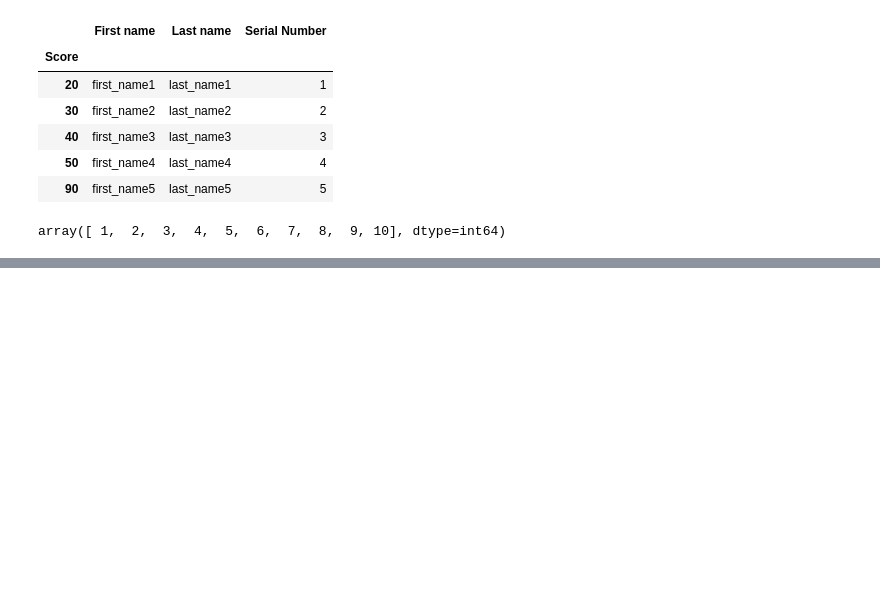
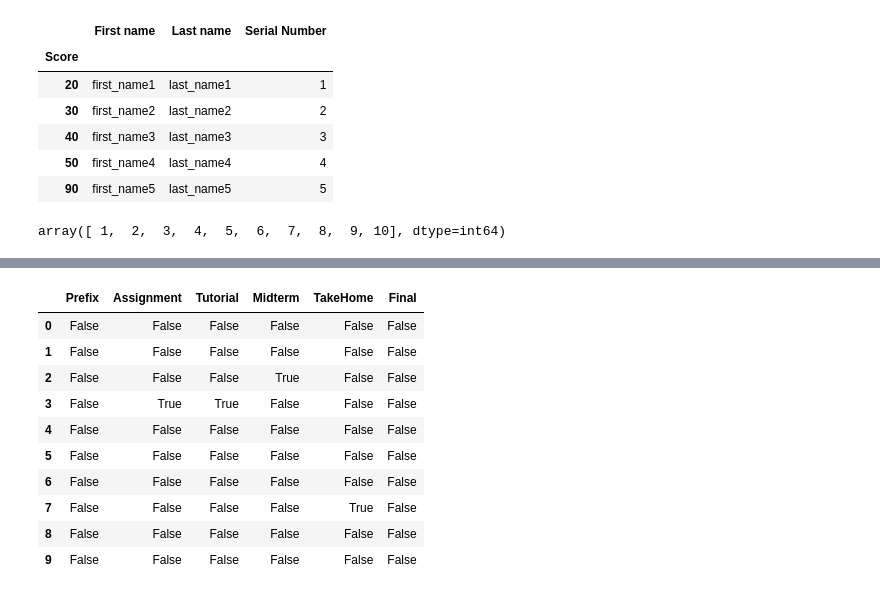
Before and after one commit to Maksym637/data-science-course, a Jupyter notebook: course1/pandasDataFrame.ipynb, the cells around one changed output, grey strips where cells are left out. Cells and saved outputs as stored; diff of their text form; code cells hidden in the pictures; blank space fills up the shorter version.

```diff
--- a/course1/pandasDataFrame.ipynb
+++ b/course1/pandasDataFrame.ipynb
@@ -396,0 +419,16 @@ array([ 1,  2,  3,  4,  5,  6,  7,  8,  9, 10], dtype=int64)
+# %%
+mask = df.isnull()
+
+mask.head(10)
+# %% [output]
+|  | Prefix | Assignment | Tutorial | Midterm | TakeHome | Final |
+| 0 | False | False | False | False | False | False |
+| 1 | False | False | False | False | False | False |
+| 2 | False | False | False | True | False | False |
+| 3 | False | True | True | False | False | False |
+| 4 | False | False | False | False | False | False |
+| 5 | False | False | False | False | False | False |
+| 6 | False | False | False | False | False | False |
+| 7 | False | False | False | False | True | False |
+| 8 | False | False | False | False | False | False |
+| 9 | False | False | False | False | False | False |
```
Also changed, not shown: parts of 15 cells of this notebook, 2 other files.
